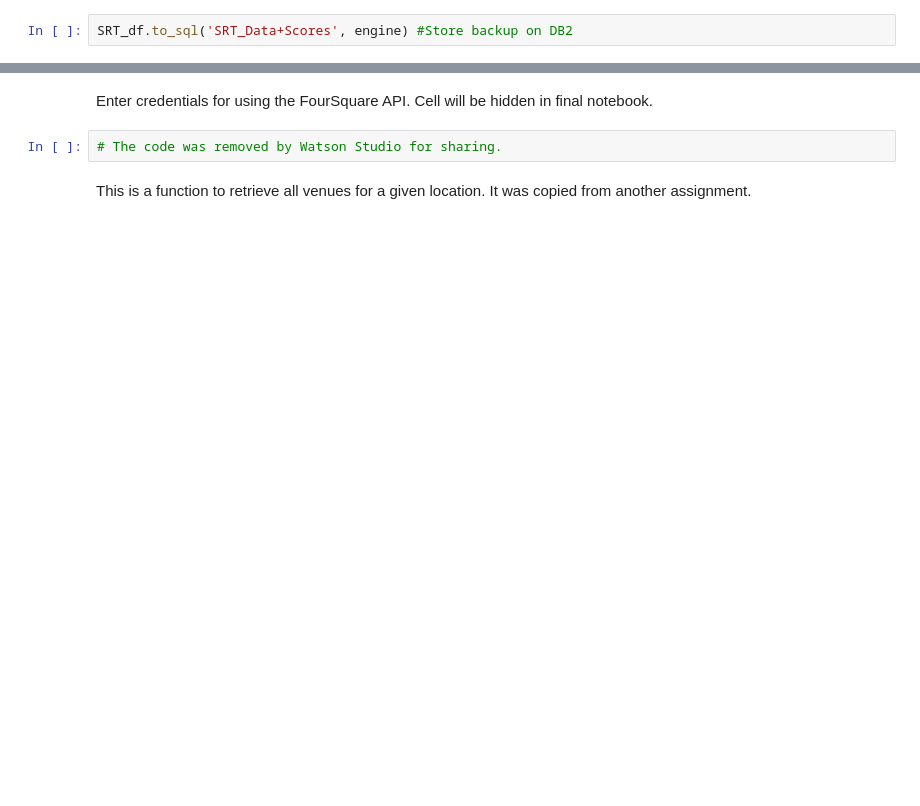
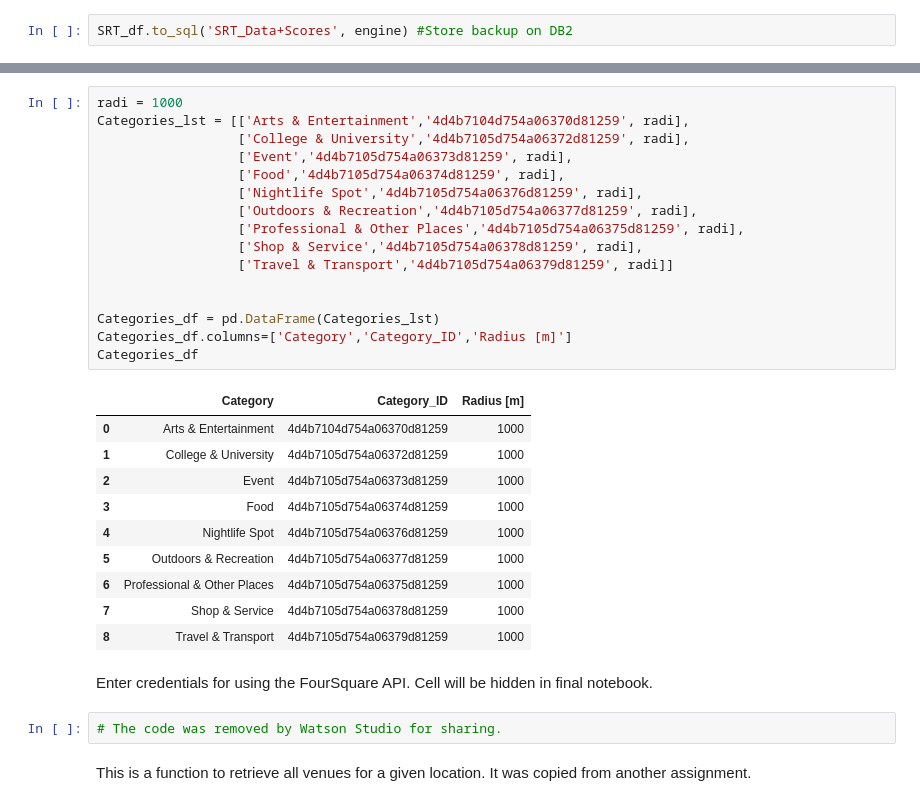
Before and after one commit to LauLau85/Coursera_Capstone, a Jupyter notebook: A Comparison of Rural Towns in the Netherlands.ipynb, the cells around one changed output, grey strips where cells are left out. Drawn from its saved outputs; the diff is of its cells as text; blank space fills up the shorter version.

```diff
--- a/A Comparison of Rural Towns in the Netherlands.ipynb
+++ b/A Comparison of Rural Towns in the Netherlands.ipynb
@@ -2477,3 +2505,30 @@ SRT_df.to_sql('SRT_Data+Scores', engine) #Store backup on DB2
+# %%
+radi = 1000
+Categories_lst = [['Arts & Entertainment','4d4b7104d754a06370d81259', radi],
+                  ['College & University','4d4b7105d754a06372d81259', radi],
+                  ['Event','4d4b7105d754a06373d81259', radi],
+                  ['Food','4d4b7105d754a06374d81259', radi],
+                  ['Nightlife Spot','4d4b7105d754a06376d81259', radi],
+                  ['Outdoors & Recreation','4d4b7105d754a06377d81259', radi],
+                  ['Professional & Other Places','4d4b7105d754a06375d81259', radi],
+                  ['Shop & Service','4d4b7105d754a06378d81259', radi],
+                  ['Travel & Transport','4d4b7105d754a06379d81259', radi]]
+
+
+Categories_df = pd.DataFrame(Categories_lst)
+Categories_df.columns=['Category','Category_ID','Radius [m]']
+Categories_df
+# %% [output]
+|  | Category | Category_ID | Radius [m] |
+| 0 | Arts & Entertainment | 4d4b7104d754a06370d81259 | 1000 |
+| 1 | College & University | 4d4b7105d754a06372d81259 | 1000 |
+| 2 | Event | 4d4b7105d754a06373d81259 | 1000 |
+| 3 | Food | 4d4b7105d754a06374d81259 | 1000 |
+| 4 | Nightlife Spot | 4d4b7105d754a06376d81259 | 1000 |
+| 5 | Outdoors & Recreation | 4d4b7105d754a06377d81259 | 1000 |
+| 6 | Professional & Other Places | 4d4b7105d754a06375d81259 | 1000 |
+| 7 | Shop & Service | 4d4b7105d754a06378d81259 | 1000 |
+| 8 | Travel & Transport | 4d4b7105d754a06379d81259 | 1000 |
 # %% [markdown]
 Enter credentials for using the FourSquare API. Cell will be hidden in final notebook.
 # %%
```
Also changed, not shown: parts of 20 cells of this notebook.
